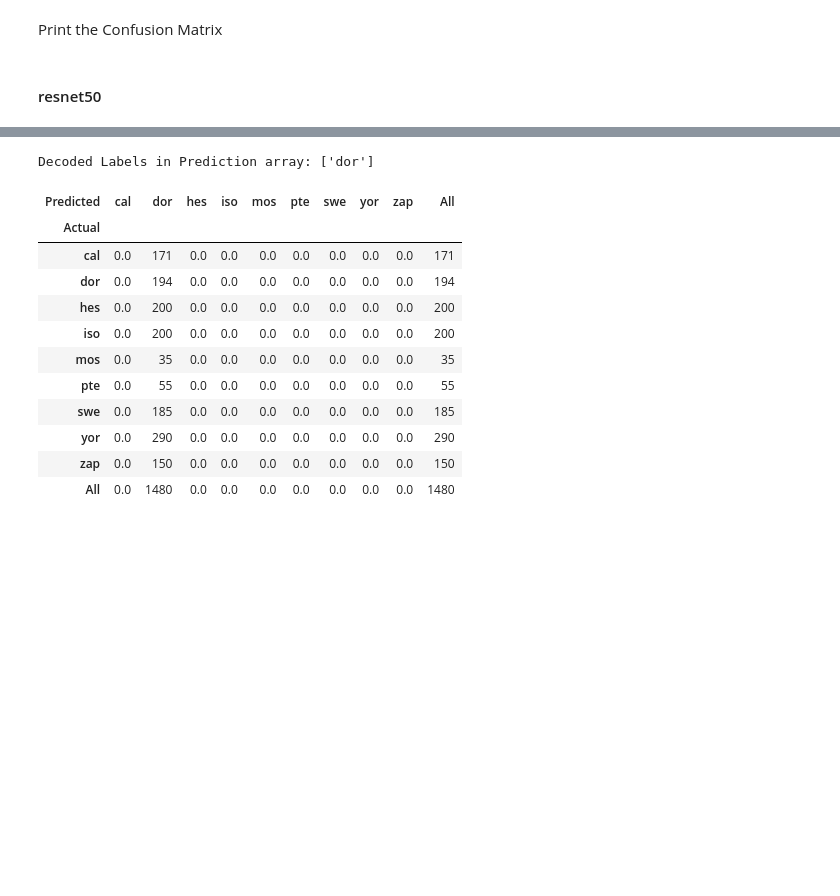
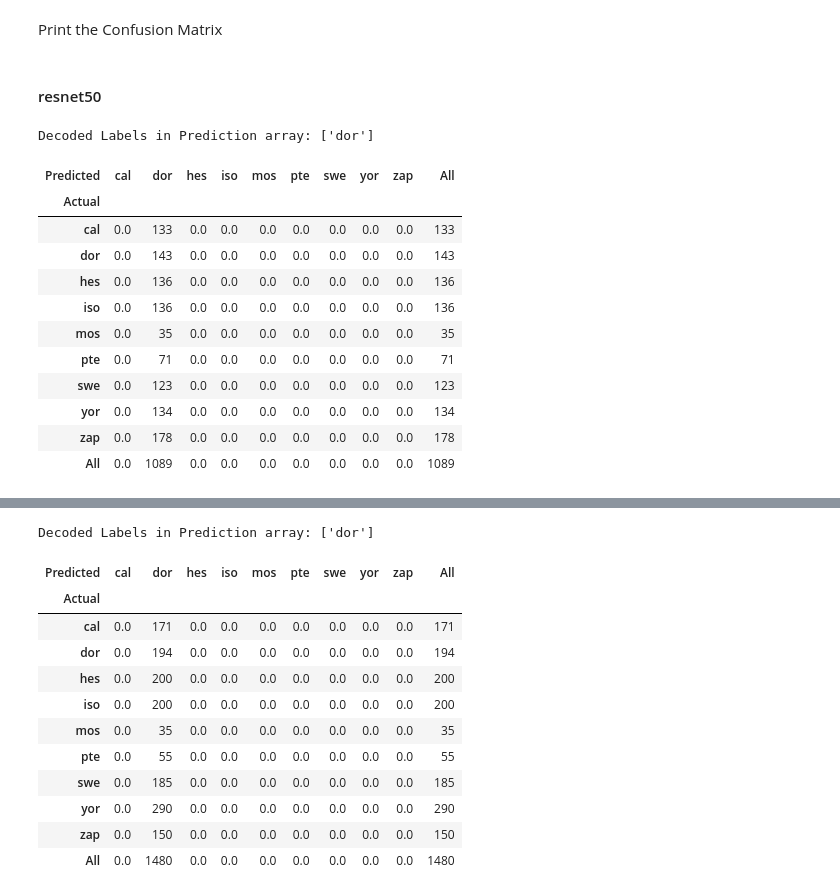
Before and after one commit to kmock930/Multi-Category-Image-Modelling-Transfer-Learning, a Jupyter notebook: CSI5341 Assignment 3 - Kelvin Mock 300453668.ipynb, the cells around one changed output, grey strips where cells are left out. Saved outputs shown, nothing was run; the diff lists cells and outputs as text; code cells hidden in the pictures; blank space fills up the shorter version.

Commit message:
Included more metrics during model training

```diff
--- a/CSI5341 Assignment 3 - Kelvin Mock 300453668.ipynb
+++ b/CSI5341 Assignment 3 - Kelvin Mock 300453668.ipynb
@@ -345,0 +395,5 @@ Number of Predictions made: 1480
+# %%
+# resnet50
+y_pred_resnet50_train = model.predict(model.resnet50, X_train);
+y_pred_resnet50_val = model.predict(model.resnet50, X_validation);
+y_pred_resnet50_test = model.predict(model.resnet50, X_test);
@@ -359,3 +430,24 @@ Number of Predictions made: 1480
 Print the Confusion Matrix
 # %% [markdown]
 #### resnet50
+# %%
+# training set
+confMtx_resnet50_train = printConfMtx(
+    y_true=y_train,
+    y_pred=y_pred_resnet50_train
+);
+confMtx_resnet50_train
+# %% [output]
+Decoded Labels in Prediction array: ['dor']
+| Predicted | cal | dor | hes | iso | mos | pte | swe | yor | zap | All |
+| Actual |  |  |  |  |  |  |  |  |  |  |
+| cal | 0.0 | 133 | 0.0 | 0.0 | 0.0 | 0.0 | 0.0 | 0.0 | 0.0 | 133 |
+| dor | 0.0 | 143 | 0.0 | 0.0 | 0.0 | 0.0 | 0.0 | 0.0 | 0.0 | 143 |
+| hes | 0.0 | 136 | 0.0 | 0.0 | 0.0 | 0.0 | 0.0 | 0.0 | 0.0 | 136 |
+| iso | 0.0 | 136 | 0.0 | 0.0 | 0.0 | 0.0 | 0.0 | 0.0 | 0.0 | 136 |
+| mos | 0.0 | 35 | 0.0 | 0.0 | 0.0 | 0.0 | 0.0 | 0.0 | 0.0 | 35 |
+| pte | 0.0 | 71 | 0.0 | 0.0 | 0.0 | 0.0 | 0.0 | 0.0 | 0.0 | 71 |
+| swe | 0.0 | 123 | 0.0 | 0.0 | 0.0 | 0.0 | 0.0 | 0.0 | 0.0 | 123 |
+| yor | 0.0 | 134 | 0.0 | 0.0 | 0.0 | 0.0 | 0.0 | 0.0 | 0.0 | 134 |
+| zap | 0.0 | 178 | 0.0 | 0.0 | 0.0 | 0.0 | 0.0 | 0.0 | 0.0 | 178 |
+| All | 0.0 | 1089 | 0.0 | 0.0 | 0.0 | 0.0 | 0.0 | 0.0 | 0.0 | 1089 |
```
Also changed, not shown: parts of 20 cells of this notebook, 1 other file.
